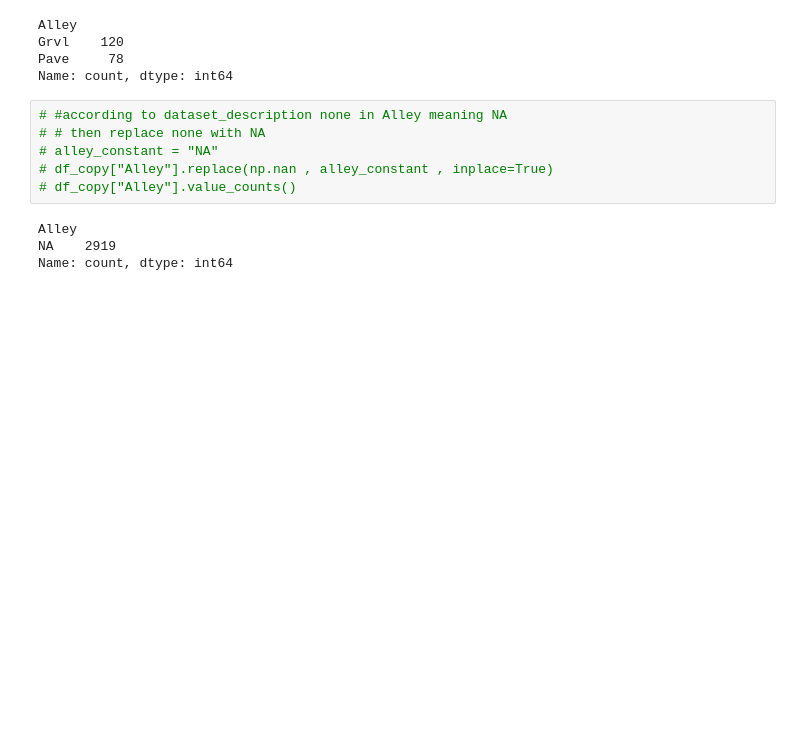
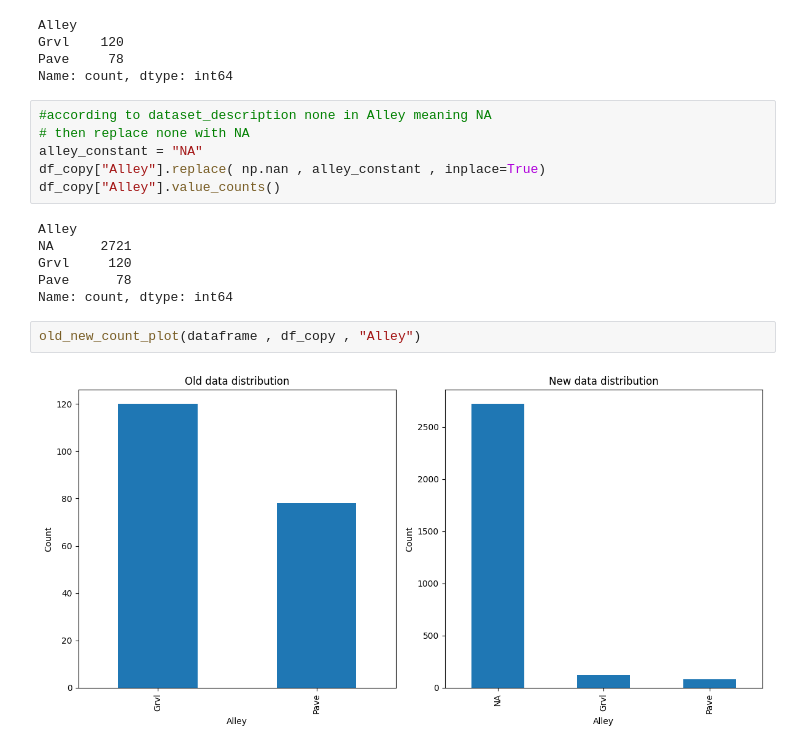
Before and after one commit to omkarkale2810/House_Price_Pridiction, a Jupyter notebook: main.ipynb, the cells around one changed output. Cells and saved outputs as stored; diff of their text form; blank space fills up the shorter version.

```diff
--- a/main.ipynb
+++ b/main.ipynb
@@ -375,12 +375,18 @@ Grvl    120
 Pave     78
 Name: count, dtype: int64
 # %%
-# #according to dataset_description none in Alley meaning NA
-# # then replace none with NA
-# alley_constant = "NA"
-# df_copy["Alley"].replace(np.nan , alley_constant , inplace=True)
-# df_copy["Alley"].value_counts()
+#according to dataset_description none in Alley meaning NA
+# then replace none with NA
+alley_constant = "NA"
+df_copy["Alley"].replace( np.nan , alley_constant , inplace=True)
+df_copy["Alley"].value_counts()
 # %% [output]
 Alley
-NA    2919
+NA      2721
+Grvl     120
+Pave      78
 Name: count, dtype: int64
+# %%
+old_new_count_plot(dataframe , df_copy , "Alley")
+# %% [output]
+[figure, added]
```
Also changed, not shown: parts of 17 cells of this notebook.
